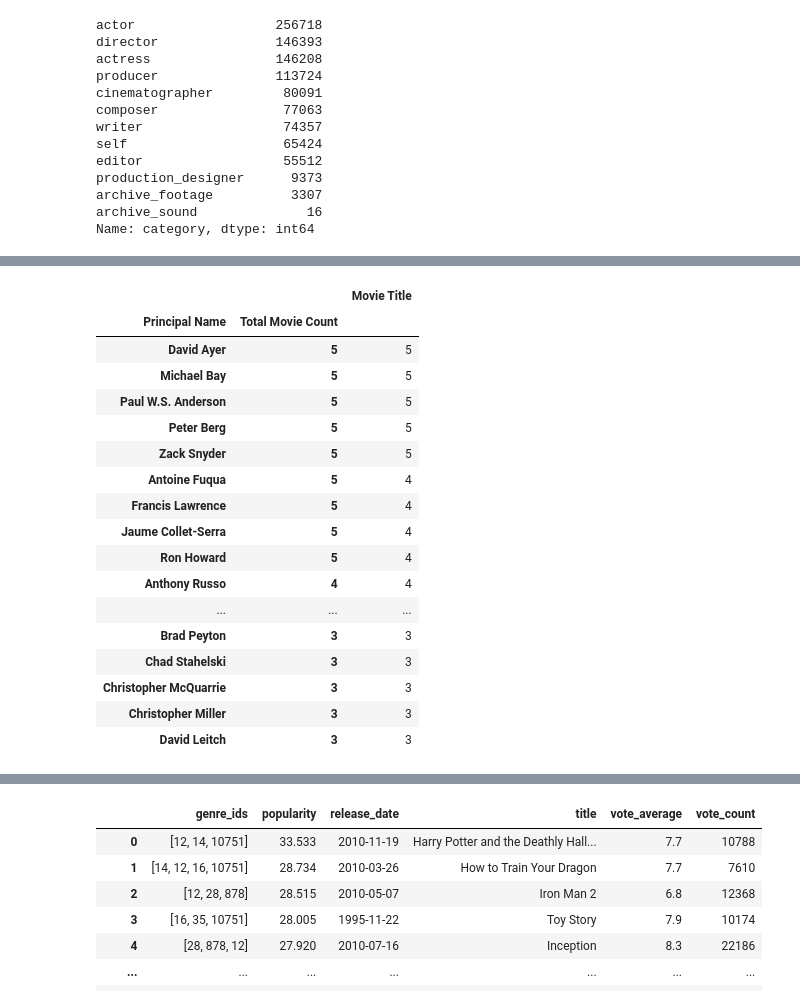
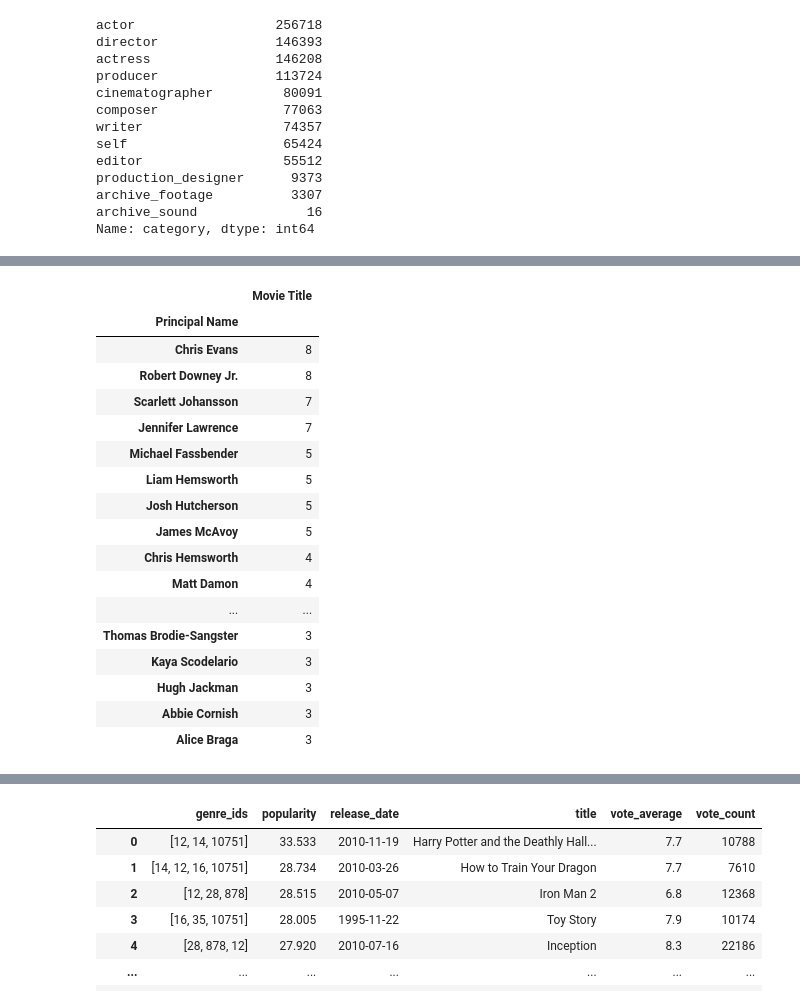
Before and after one commit to lilisbeit/Microsoft-Movies-Project, a Jupyter notebook: Microsoft-Movies-Notebook.ipynb, the cells around one changed output, grey strips where cells are left out. Drawn from its saved outputs; the diff is of its cells as text; code cells hidden in the pictures.

```diff
--- a/Microsoft-Movies-Notebook.ipynb
+++ b/Microsoft-Movies-Notebook.ipynb
@@ -888,6 +1238,10 @@ principals_movies_list = principals_movies_list[['Principal Name',
                                                 'Movie Genres']
                                                ]
 
+
+#replace "actress" values with "actor"
+principals_movies_list['Principal Role in Movie'].replace('actress','actor',inplace=True)
+
 #reset index
 principals_movies_list.reset_index(drop=True, inplace=True)
 
@@ -924,32 +1263,35 @@ Name: Movie Genres, Length: 3977, dtype: bool
 # %%
 # create a function to search by principal's role and movie genre, and choose number of records
 
 def find_principals(role, genre, num_people):
     df = principals_movies_list.loc[principals_movies_list['Principal Role in Movie'] == role]
-    df = df.loc[df['Movie Genres'].str.contains('Action')]
-    df = df[['Principal Name','Total Movie Count','Movie Title']]
-    df = df.pivot_table(values='Movie Title', index=['Principal Name','Total Movie Count'],aggfunc='count')
-    df.sort_values(by=['Movie Title','Total Movie Count'], ascending=False, inplace=True)
+    df = df.loc[df['Movie Genres'].str.contains(genre)]
+    df = df[['Principal Name','Movie Title']]
+    df = df.pivot_table(values='Movie Title',
+                        index=['Principal Name'],
+                        aggfunc='count',
+                        margins=False)
+    df.sort_values(by=['Movie Title'], ascending=False, inplace=True)
     df.rename(columns={'Movie Title': 'Total Movies in Genre'})
     return df[:num_people]
 
-find_principals('director','Animated', 25)
+find_principals('actor','Sci-Fi', 25)
 # %% [output]
-|  |  | Movie Title |
-| Principal Name | Total Movie Count |  |
-| David Ayer | 5 | 5 |
-| Michael Bay | 5 | 5 |
-| Paul W.S. Anderson | 5 | 5 |
-| Peter Berg | 5 | 5 |
-| Zack Snyder | 5 | 5 |
-| Antoine Fuqua | 5 | 4 |
-| Francis Lawrence | 5 | 4 |
-| Jaume Collet-Serra | 5 | 4 |
-| Ron Howard | 5 | 4 |
-| Anthony Russo | 4 | 4 |
-| ... | ... | ... |
-| Brad Peyton | 3 | 3 |
-| Chad Stahelski | 3 | 3 |
-| Christopher McQuarrie | 3 | 3 |
-| Christopher Miller | 3 | 3 |
-| David Leitch | 3 | 3 |
+|  | Movie Title |
+| Principal Name |  |
+| Chris Evans | 8 |
+| Robert Downey Jr. | 8 |
+| Scarlett Johansson | 7 |
+| Jennifer Lawrence | 7 |
+| Michael Fassbender | 5 |
+| Liam Hemsworth | 5 |
+| Josh Hutcherson | 5 |
+| James McAvoy | 5 |
+| Chris Hemsworth | 4 |
+| Matt Damon | 4 |
+| ... | ... |
+| Thomas Brodie-Sangster | 3 |
+| Kaya Scodelario | 3 |
+| Hugh Jackman | 3 |
+| Abbie Cornish | 3 |
+| Alice Braga | 3 |
```
Also changed, not shown: parts of 39 cells of this notebook.
